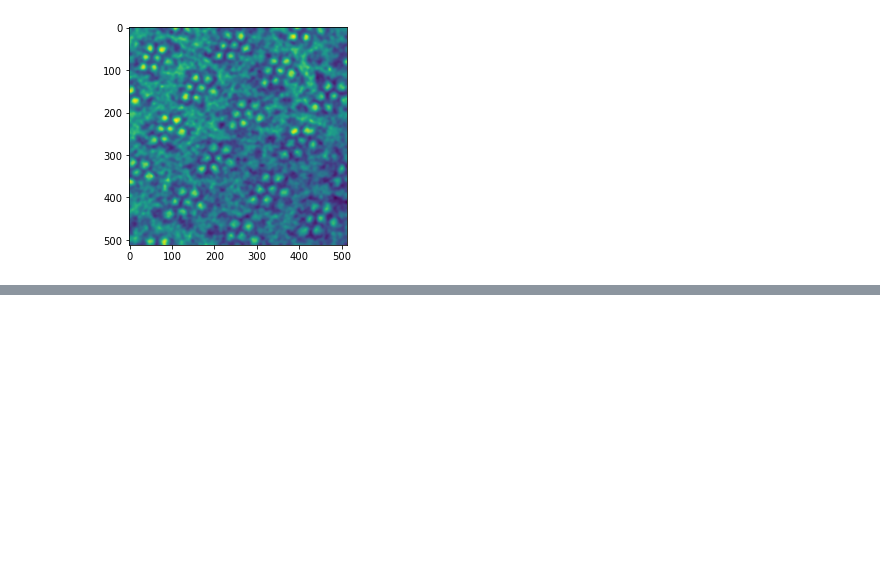
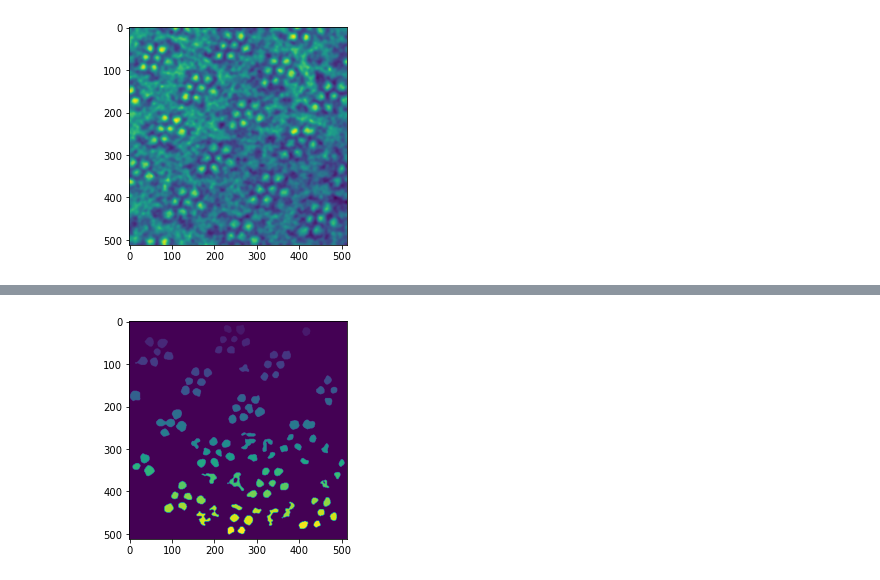
Before and after one commit to jainkhere/flyem, a Jupyter notebook: _EXPERIMENTS/fly-receptor-segmentation/segmentation-prototype-11-d1-compare-1-image.ipynb, the cells around one changed output, grey strips where cells are left out. Cells and saved outputs as stored; diff of their text form; code cells hidden in the pictures; blank space fills up the shorter version.

```diff
--- a/_EXPERIMENTS/fly-receptor-segmentation/segmentation-prototype-11-d1-compare-1-image.ipynb
+++ b/_EXPERIMENTS/fly-receptor-segmentation/segmentation-prototype-11-d1-compare-1-image.ipynb
@@ -44,7 +47,10 @@ threshold_data = ImageController.threshold(smoothed_data, threshold_value=45)
 # %%
 labeled_data, nr_count = ImageController.label(threshold_data)
 # %%
-selected_labeled_data = ImageController.select_large_regions(labeled_data, region_size=750)
+selected_labeled_data = ImageController.remove_regions(labeled_data, min_region_size=150, max_region_size=750)
+ImageController.display(selected_labeled_data)
+# %% [output]
+[figure, added]
 # %%
 binary_mask_data = ImageController.binary_mask(selected_labeled_data)
 # %%
```
Also changed, not shown: parts of 5 cells of this notebook, 1 other file.
